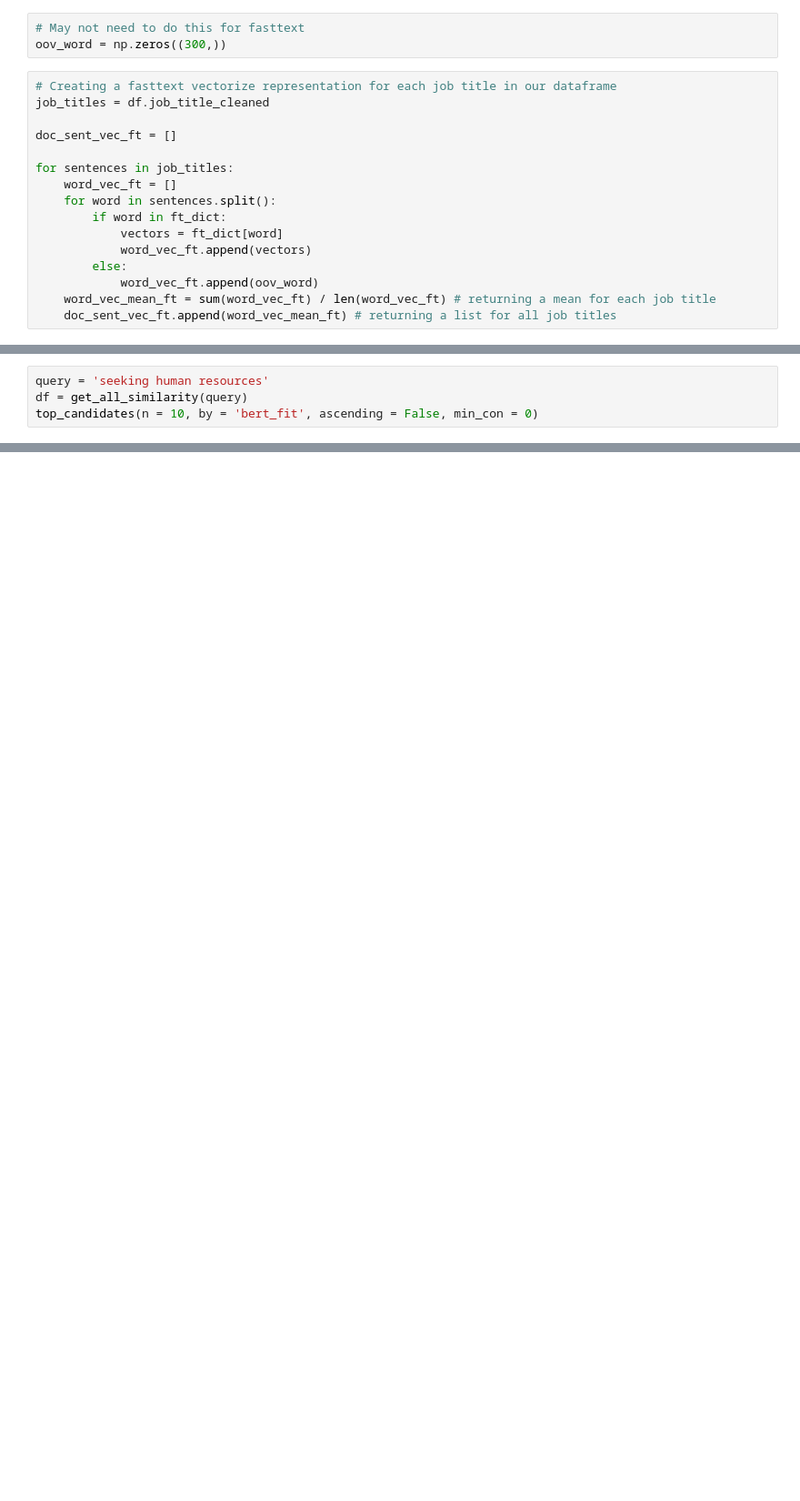
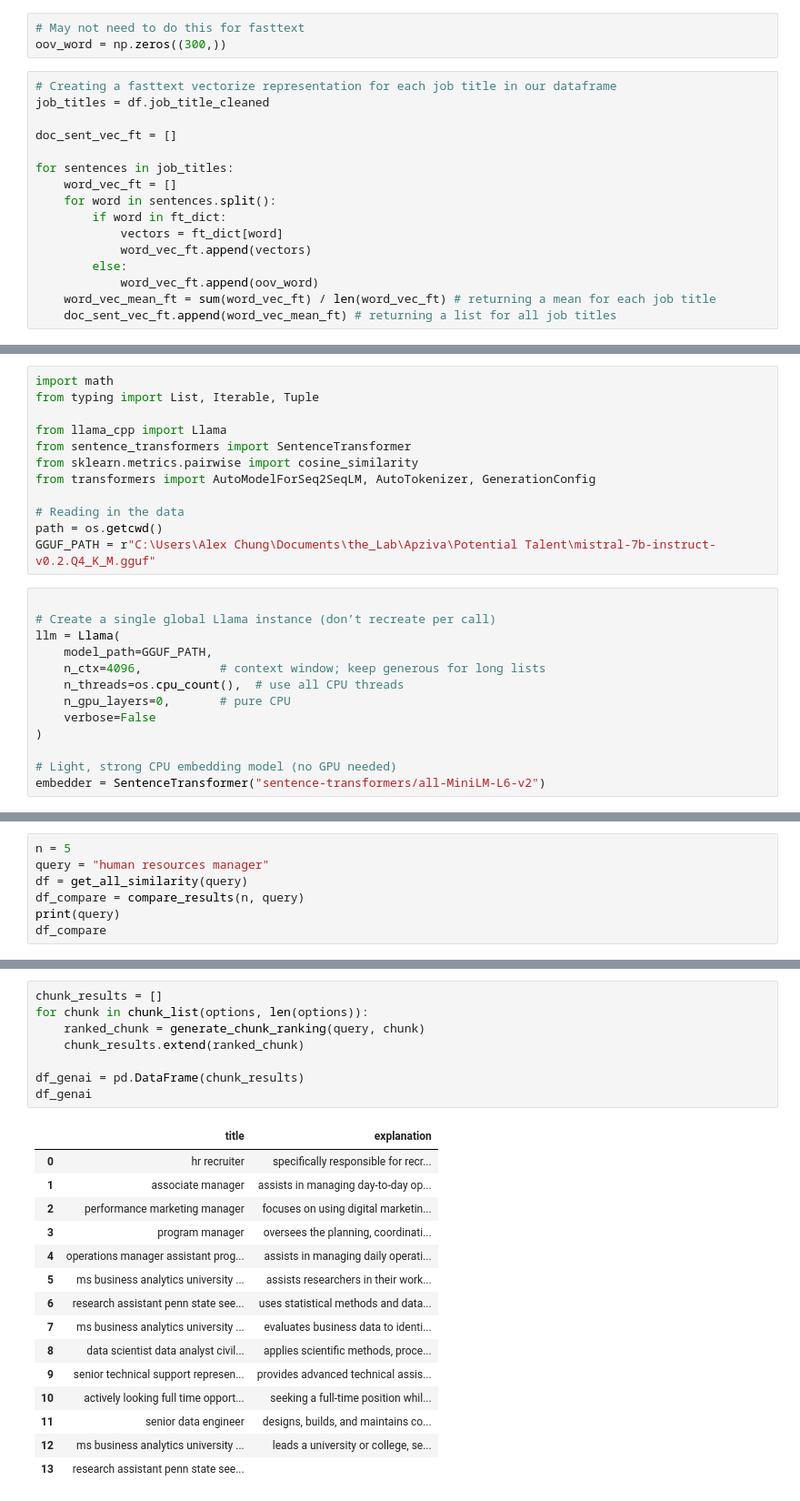
Before and after one commit to kre8tions/potential-talent, a Jupyter notebook: tirMlkapx4XpMRlG.ipynb, the cells around one changed output, grey strips where cells are left out. Shown at 91% size. Drawn from its saved outputs; the diff is of its cells as text; blank space fills up the shorter version.

```diff
--- a/tirMlkapx4XpMRlG.ipynb
+++ b/tirMlkapx4XpMRlG.ipynb
@@ -2145,4 +889,0 @@ def get_all_similarity(query):
-# %%
-query = 'seeking human resources'
-df = get_all_similarity(query)
-top_candidates(n = 10, by = 'bert_fit', ascending = False, min_con = 0)
@@ -2182,0 +936,25 @@ for i, index in enumerate(example_indices):
+# %%
+import math
+from typing import List, Iterable, Tuple
+
+from llama_cpp import Llama
+from sentence_transformers import SentenceTransformer
+from sklearn.metrics.pairwise import cosine_similarity
+from transformers import AutoModelForSeq2SeqLM, AutoTokenizer, GenerationConfig
+
+# Reading in the data
+path = os.getcwd()
+GGUF_PATH = r"C:\Users\Alex Chung\Documents\the_Lab\Apziva\Potential Talent\mistral-7b-instruct-v0.2.Q4_K_M.gguf"
+# %%
+
+# Create a single global Llama instance (don’t recreate per call)
+llm = Llama(
+    model_path=GGUF_PATH,
+    n_ctx=4096,           # context window; keep generous for long lists
+    n_threads=os.cpu_count(),  # use all CPU threads
+    n_gpu_layers=0,       # pure CPU
+    verbose=False
+)
+
+# Light, strong CPU embedding model (no GPU needed)
+embedder = SentenceTransformer("sentence-transformers/all-MiniLM-L6-v2")
@@ -2182,0 +1047,7 @@ for i, index in enumerate(example_indices):
+# %%
+n = 5
+query = "human resources manager"
+df = get_all_similarity(query)
+df_compare = compare_results(n, query)
+print(query)
+df_compare
@@ -2182,0 +1083,24 @@ for i, index in enumerate(example_indices):
+# %%
+chunk_results = []
+for chunk in chunk_list(options, len(options)):
+    ranked_chunk = generate_chunk_ranking(query, chunk)
+    chunk_results.extend(ranked_chunk)
+
+df_genai = pd.DataFrame(chunk_results)
+df_genai
+# %% [output]
+|  | title | explanation |
+| 0 | hr recruiter | specifically responsible for recr... |
+| 1 | associate manager | assists in managing day-to-day op... |
+| 2 | performance marketing manager | focuses on using digital marketin... |
+| 3 | program manager | oversees the planning, coordinati... |
+| 4 | operations manager assistant prog... | assists in managing daily operati... |
+| 5 | ms business analytics university ... | assists researchers in their work... |
+| 6 | research assistant penn state see... | uses statistical methods and data... |
+| 7 | ms business analytics university ... | evaluates business data to identi... |
+| 8 | data scientist data analyst civil... | applies scientific methods, proce... |
+| 9 | senior technical support represen... | provides advanced technical assis... |
+| 10 | actively looking full time opport... | seeking a full-time position whil... |
+| 11 | senior data engineer | designs, builds, and maintains co... |
+| 12 | ms business analytics university ... | leads a university or college, se... |
+| 13 | research assistant penn state see... |  |
```
Also changed, not shown: parts of 262 cells of this notebook, 6 other files.
